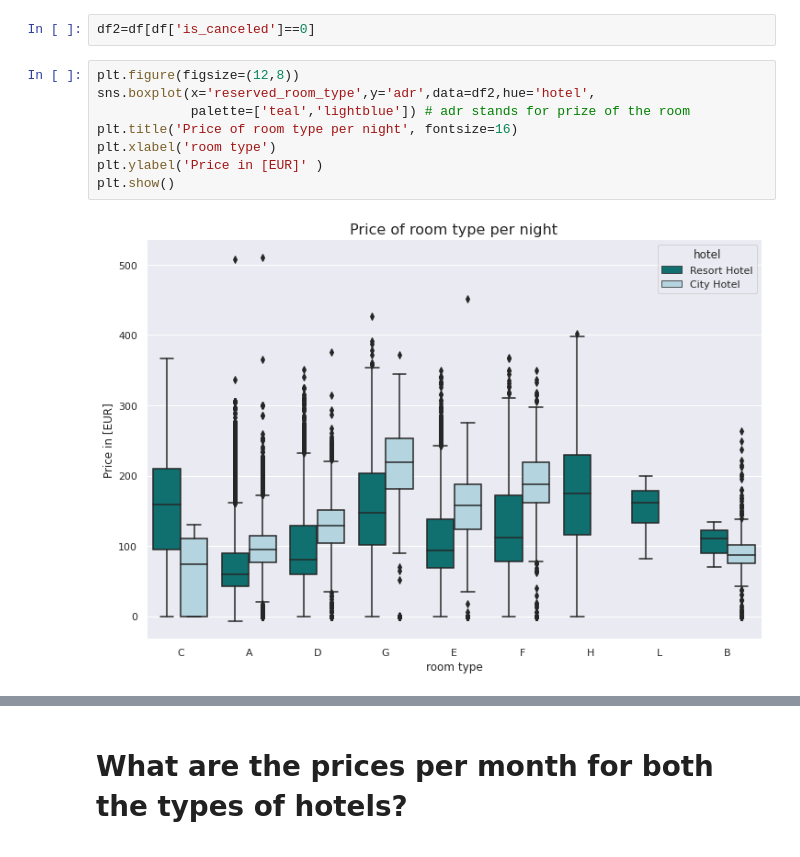
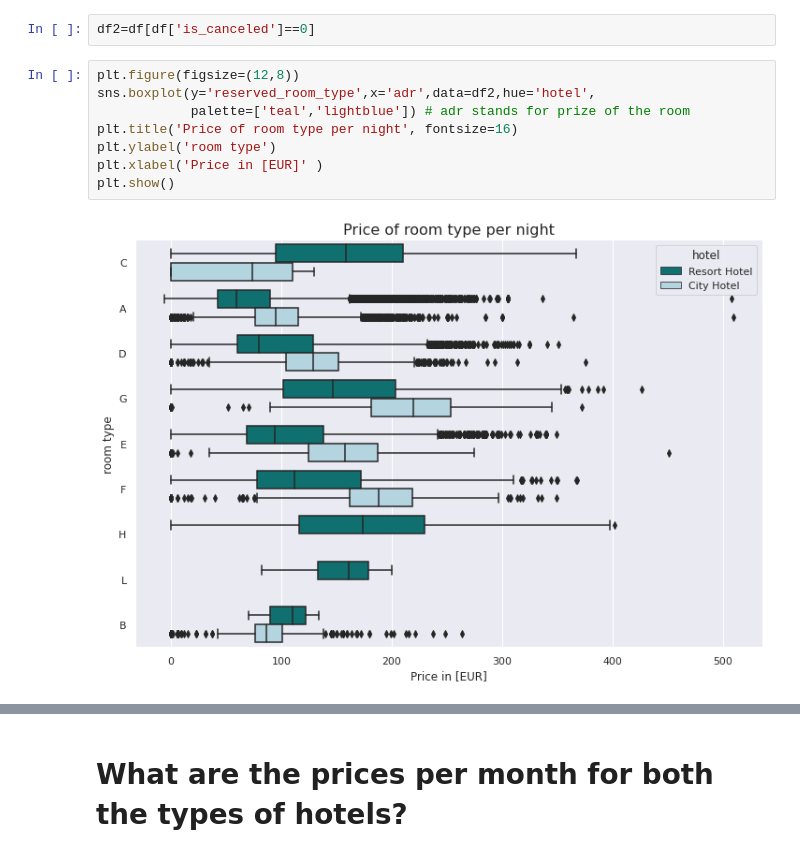
Before and after one commit to rahool010/Hotel-Booking-Analysis, a Jupyter notebook: Hotel_Booking_Analysis_Capstone_Project.ipynb, the cells around one changed output, grey strips where cells are left out. Saved outputs shown, nothing was run; the diff lists cells and outputs as text.

```diff
--- a/Hotel_Booking_Analysis_Capstone_Project.ipynb
+++ b/Hotel_Booking_Analysis_Capstone_Project.ipynb
@@ -517,11 +608,11 @@ plt.show()
 df2=df[df['is_canceled']==0]
 # %%
 plt.figure(figsize=(12,8))
-sns.boxplot(x='reserved_room_type',y='adr',data=df2,hue='hotel',
+sns.boxplot(y='reserved_room_type',x='adr',data=df2,hue='hotel',
             palette=['teal','lightblue']) # adr stands for prize of the room
 plt.title('Price of room type per night', fontsize=16)
-plt.xlabel('room type')
-plt.ylabel('Price in [EUR]' )
+plt.ylabel('room type')
+plt.xlabel('Price in [EUR]' )
 plt.show()
 # %% [output]
-[figure, old version]
+[figure, new version]
```
Also changed, not shown: parts of 29 cells of this notebook.
